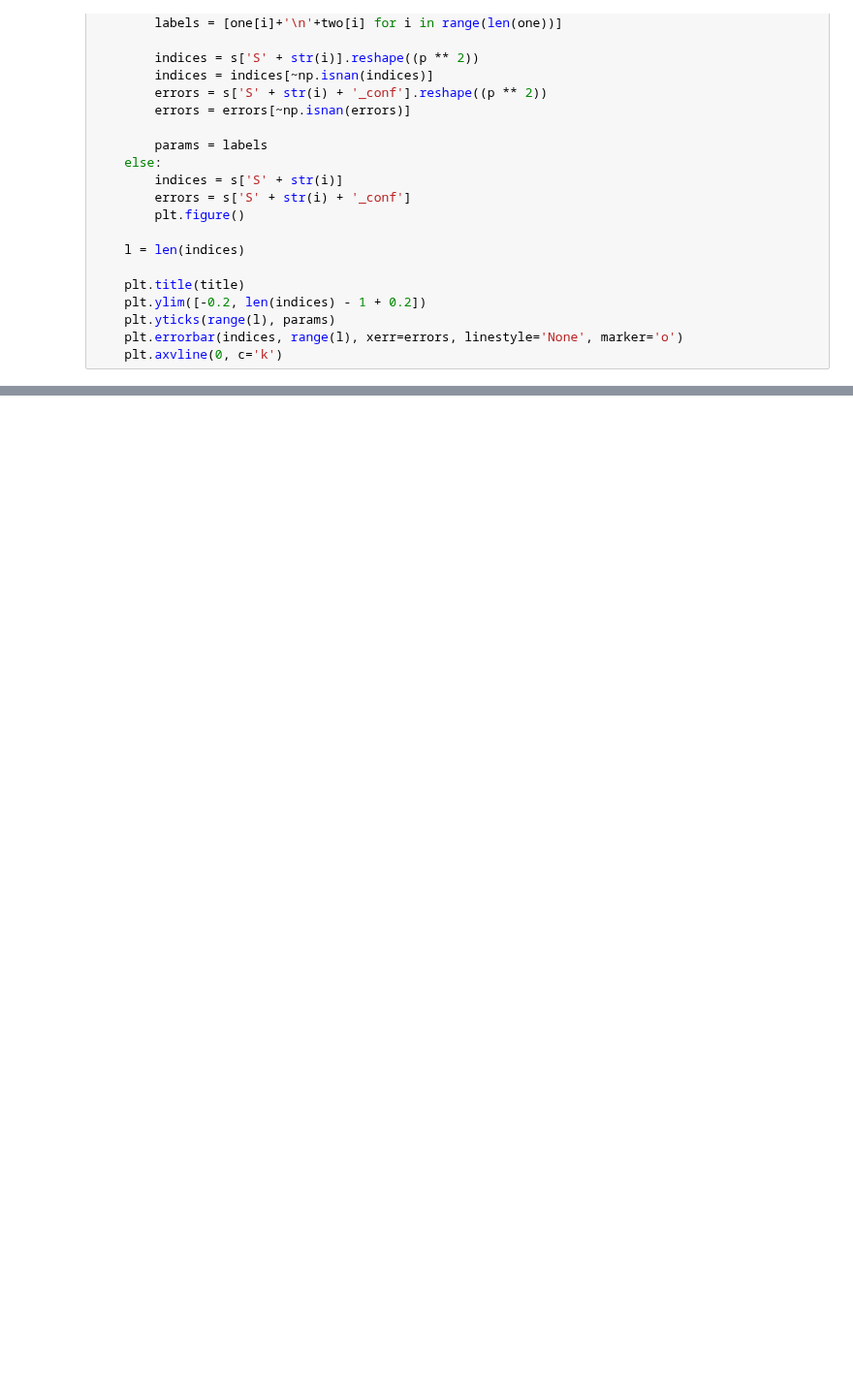
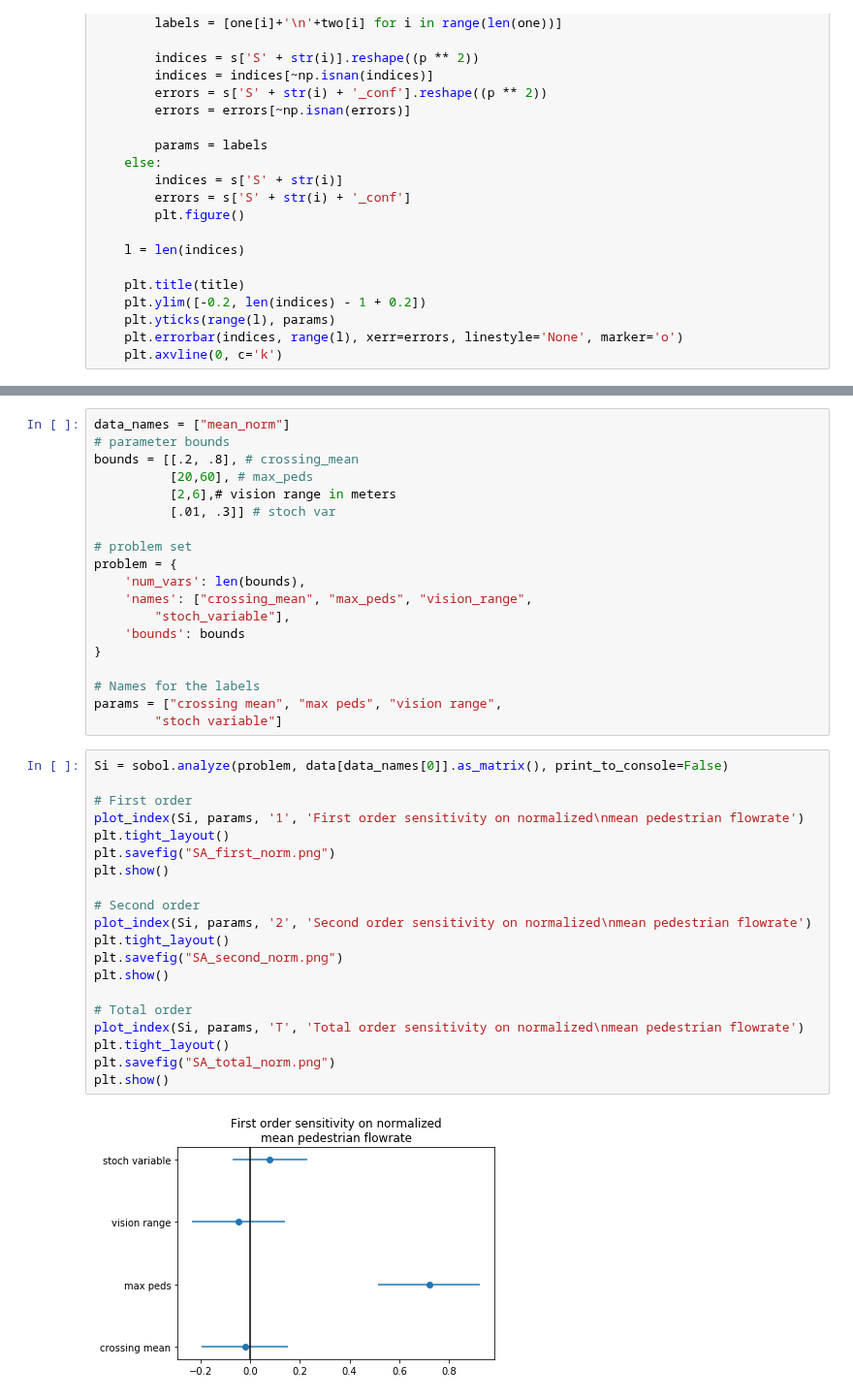
Before and after one commit to 11027649/ABM_project, a Jupyter notebook: SA/Sensitivity_analysis.ipynb, the cells around one changed output, grey strips where cells are left out. Shown at 97% size. Saved outputs shown, nothing was run; the diff lists cells and outputs as text; blank space fills up the shorter version.

```diff
--- a/SA/Sensitivity_analysis.ipynb
+++ b/SA/Sensitivity_analysis.ipynb
@@ -124,0 +129,41 @@ plt.show()
+# %%
+data_names = ["mean_norm"]
+# parameter bounds
+bounds = [[.2, .8], # crossing_mean
+          [20,60], # max_peds
+          [2,6],# vision range in meters
+          [.01, .3]] # stoch var
+
+# problem set
+problem = {
+    'num_vars': len(bounds),
+    'names': ["crossing_mean", "max_peds", "vision_range",
+        "stoch_variable"],
+    'bounds': bounds
+}
+
+# Names for the labels
+params = ["crossing mean", "max peds", "vision range",
+        "stoch variable"]
+# %%
+Si = sobol.analyze(problem, data[data_names[0]].as_matrix(), print_to_console=False)
+
+# First order
+plot_index(Si, params, '1', 'First order sensitivity on normalized\nmean pedestrian flowrate')
+plt.tight_layout()
+plt.savefig("SA_first_norm.png")
+plt.show()
+
+# Second order
+plot_index(Si, params, '2', 'Second order sensitivity on normalized\nmean pedestrian flowrate')
+plt.tight_layout()
+plt.savefig("SA_second_norm.png")
+plt.show()
+
+# Total order
+plot_index(Si, params, 'T', 'Total order sensitivity on normalized\nmean pedestrian flowrate')
+plt.tight_layout()
+plt.savefig("SA_total_norm.png")
+plt.show()
+# %% [output]
+[figure, added]
```
Also changed, not shown: parts of 4 cells of this notebook, 7 other files.
